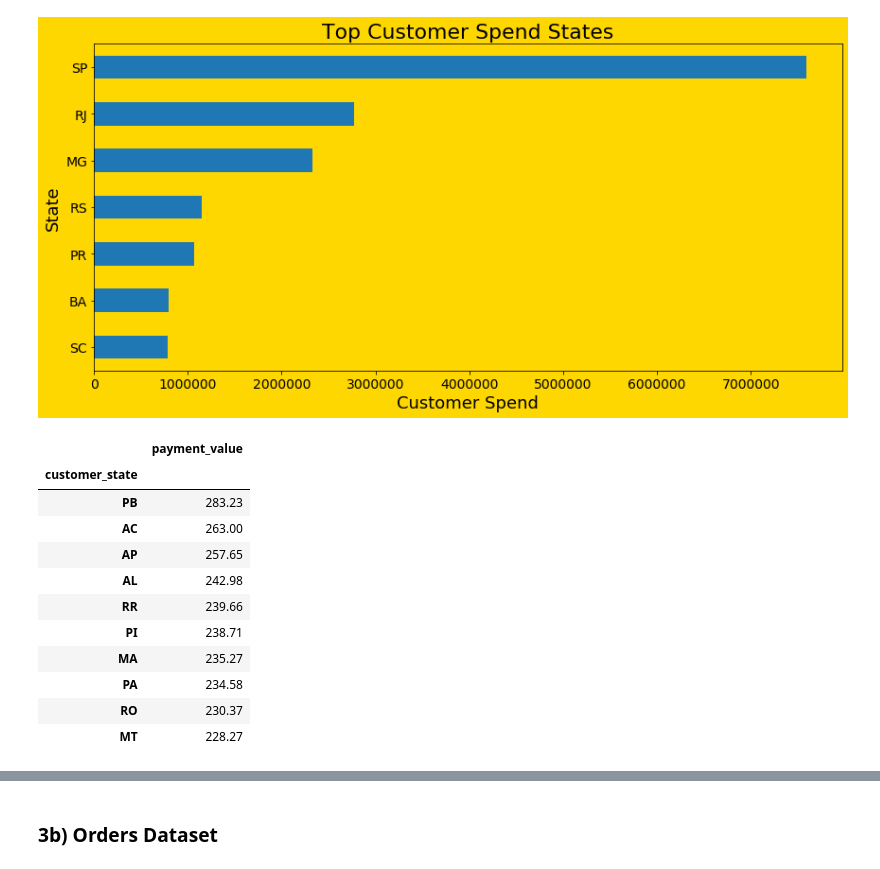
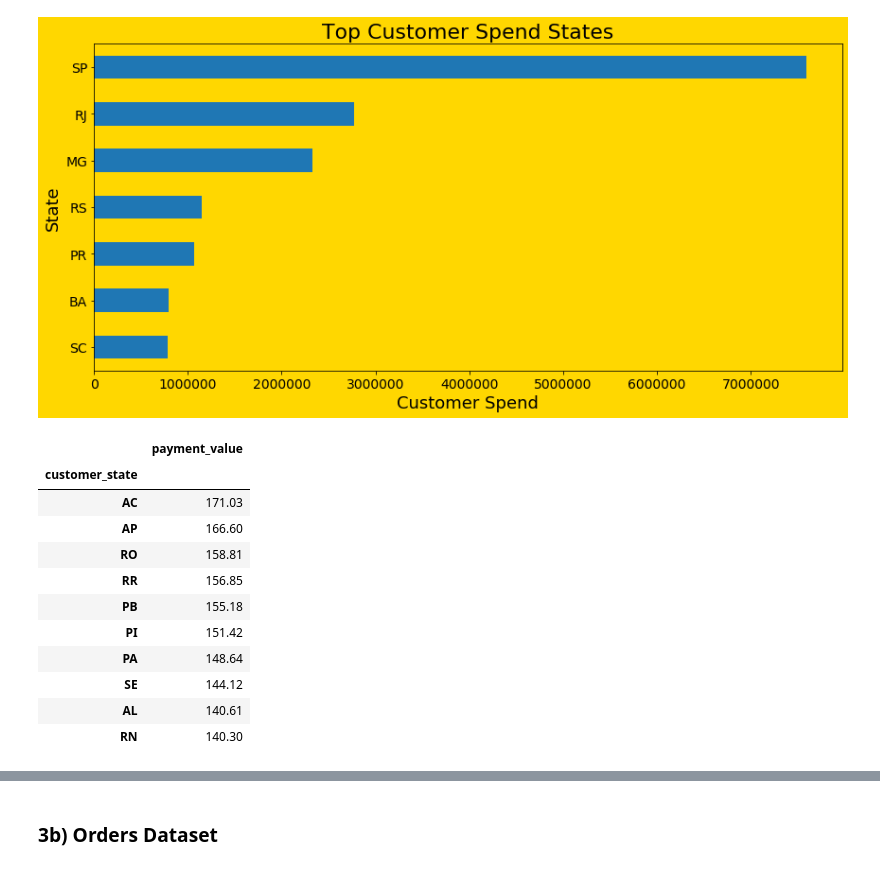
Before and after one commit to RossReisman/Data-Analyst-Portfolio, a Jupyter notebook: Python/brazil/brazil.ipynb, the cells around one changed output, grey strips where cells are left out. Cells and saved outputs as stored; diff of their text form; code cells hidden in the pictures.

```diff
--- a/Python/brazil/brazil.ipynb
+++ b/Python/brazil/brazil.ipynb
@@ -2040,17 +2040,17 @@ plt.show()
 [figure]
 # %%
 master_df.groupby(['customer_state']).agg({
-    'payment_value':'mean'}).sort_values(by='payment_value',ascending=False).head(10)
+    'payment_value':'median'}).sort_values(by='payment_value',ascending=False).head(10)
 # %% [output]
 |  | payment_value |
 | customer_state |  |
-| PB | 283.23 |
-| AC | 263.00 |
-| AP | 257.65 |
-| AL | 242.98 |
-| RR | 239.66 |
-| PI | 238.71 |
-| MA | 235.27 |
-| PA | 234.58 |
-| RO | 230.37 |
-| MT | 228.27 |
+| AC | 171.03 |
+| AP | 166.60 |
+| RO | 158.81 |
+| RR | 156.85 |
+| PB | 155.18 |
+| PI | 151.42 |
+| PA | 148.64 |
+| SE | 144.12 |
+| AL | 140.61 |
+| RN | 140.30 |
```
Also changed, not shown: parts of 19 cells of this notebook.
